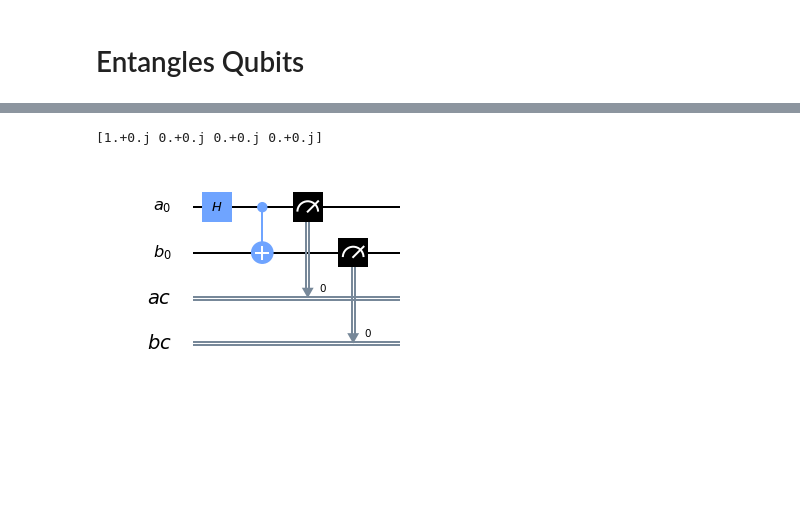
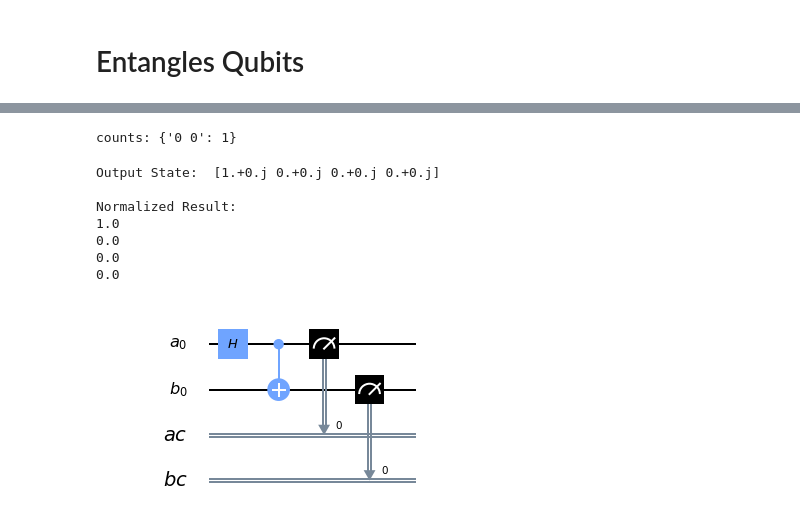
Before and after one commit to profversaggi/QuantumEducation, a Jupyter notebook: QC_Practicals/Ch03_02 Quantum Entanglement.ipynb, the cells around one changed output, grey strips where cells are left out. Cells and saved outputs as stored; diff of their text form; code cells hidden in the pictures; blank space fills up the shorter version.

```diff
--- a/QC_Practicals/Ch03_02 Quantum Entanglement.ipynb
+++ b/QC_Practicals/Ch03_02 Quantum Entanglement.ipynb
@@ -112,7 +155,62 @@ counts: {'0 0': 1}
+# %%
+from qiskit import QuantumCircuit, QuantumRegister, ClassicalRegister, execute, Aer, IBMQ, BasicAer
+import math
+import matplotlib.pyplot as P
+import matplotlib.pyplot as plt
+from Our_Qiskit_Functions import *
+import cmath
+
+
+## Uncomment the next line to see diagrams when running in a notebook
+%matplotlib inline
+
+
+# Helper Funtion for Normalizing State Vectors
+#
+def normalize_state_Vector(state_vector):
+    print("Normalized Result: ")
+    for result in state_vector:
+        print(round( np.abs(result)**2, 1) )
+
+
+## Example 3-2: Entangled Qubits
+# Set up the program
+a = QuantumRegister(1, name='a')
+b = QuantumRegister(1, name='b')
+
+a_c = ClassicalRegister(1, name='ac')
+b_c = ClassicalRegister(1, name='bc')
+
+qc = QuantumCircuit(a, b, a_c, b_c)
+
+
+qc.h(a)            # put a into a superposition of 0 and 1
+qc.cx(a, b)        # entangle a and b
+
+qc.measure(a, a_c)
+qc.measure(b, b_c)
+
+
+backend = BasicAer.get_backend('statevector_simulator')
+job = execute(qc, backend)
+result = job.result()
+
+
+counts = result.get_counts(qc)
+print('counts:',counts)
+# %% [output]
+counts: {'0 0': 1}
 # %%
 outputstate = result.get_statevector(qc, decimals=3)
-print(outputstate)
+print("Output State: ", outputstate, "\n")
+normalize_state_Vector(outputstate)
 qc.draw(output='mpl')        # draw the circuit
 # %% [output]
-[1.+0.j 0.+0.j 0.+0.j 0.+0.j]
+Output State:  [1.+0.j 0.+0.j 0.+0.j 0.+0.j]
+
+Normalized Result:
+1.0
+0.0
+0.0
+0.0
-[figure, old version]
+[figure, new version]
```
Also changed, not shown: parts of 15 cells of this notebook, 26 other files.
